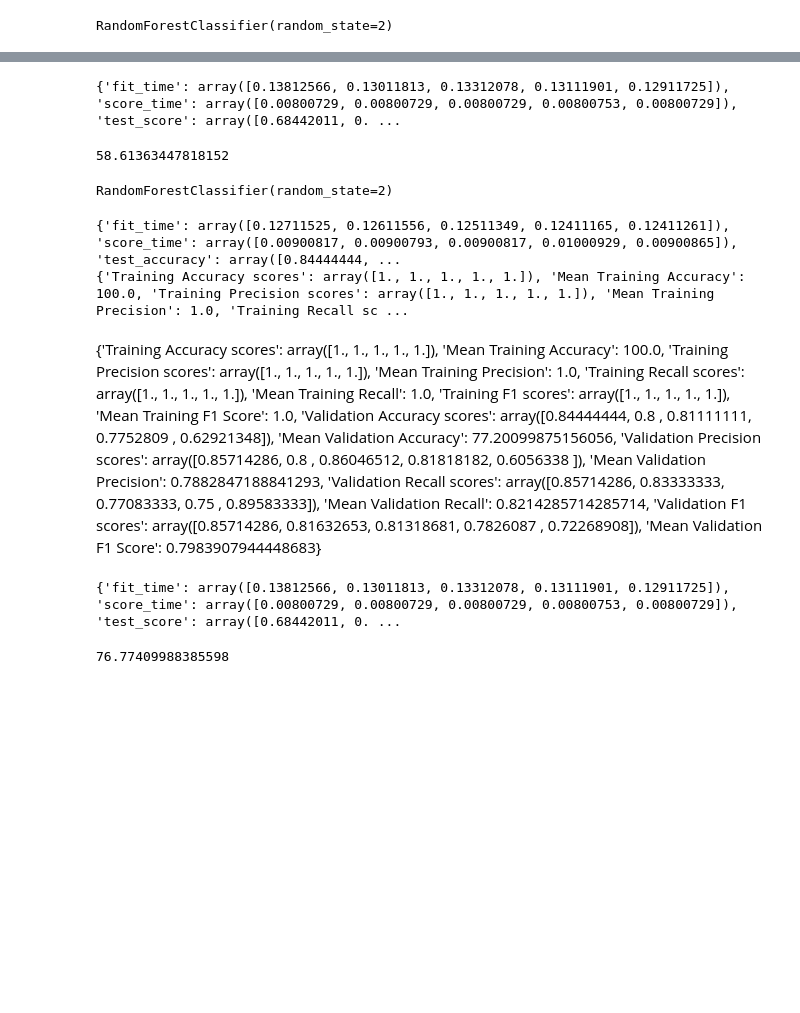
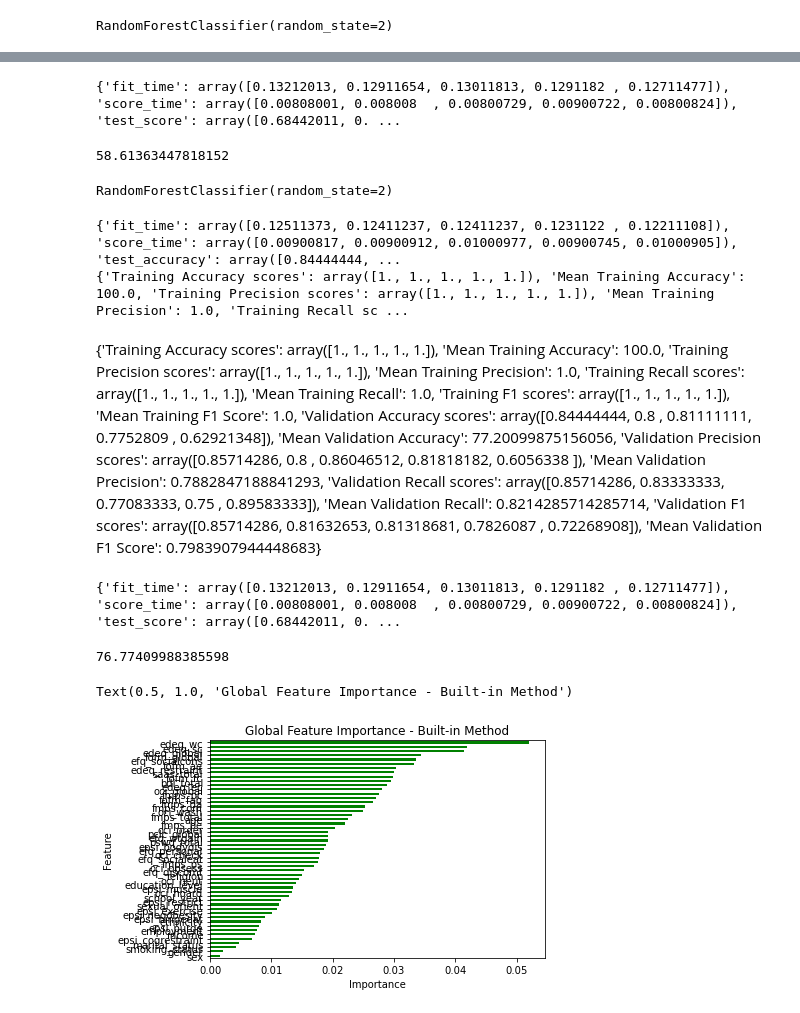
Before and after one commit to cecusack/anaan_ml, a Jupyter notebook: ML Python Code/anaan_machinelearning UPDATED.ipynb, the cells around one changed output, grey strips where cells are left out. Saved outputs shown, nothing was run; the diff lists cells and outputs as text; code cells hidden in the pictures; blank space fills up the shorter version.

```diff
--- a/ML Python Code/anaan_machinelearning UPDATED.ipynb
+++ b/ML Python Code/anaan_machinelearning UPDATED.ipynb
@@ -255,0 +258,2 @@ from sklearn.metrics import confusion_matrix
+# %%
+cleandat['pswq_total'] = scipy.stats.zscore(cleandat['pswq_total'], nan_policy = 'omit') #standardizing PSWQ scores
@@ -611,7 +597,7 @@ print(auc_nobmix_rf)
 
 auc_nobmix_rf['test_score'].mean()*100
 # %% [output]
-{'fit_time': array([0.13812566, 0.13011813, 0.13312078, 0.13111901, 0.12911725]), 'score_time': array([0.00800729, 0.00800729, 0.00800729, 0.00800753, 0.00800729]), 'test_score': array([0.68442011, 0. ...
+{'fit_time': array([0.13212013, 0.12911654, 0.13011813, 0.1291182 , 0.12711477]), 'score_time': array([0.00808001, 0.008008  , 0.00800729, 0.00900722, 0.00800824]), 'test_score': array([0.68442011, 0. ...
 58.61363447818152
 # %%
 RF2 = RandomForestClassifier(random_state = 2)
@@ -622,7 +608,7 @@ RandomForestClassifier(random_state=2)
 rf2cv_result = cross_validation(RF2, x, y, 5)
 print(rf2cv_result)
 # %% [output]
-{'fit_time': array([0.12711525, 0.12611556, 0.12511349, 0.12411165, 0.12411261]), 'score_time': array([0.00900817, 0.00900793, 0.00900817, 0.01000929, 0.00900865]), 'test_accuracy': array([0.84444444, ...
+{'fit_time': array([0.12511373, 0.12411237, 0.12411237, 0.1231122 , 0.12211108]), 'score_time': array([0.00900817, 0.00900912, 0.01000977, 0.00900745, 0.01000905]), 'test_accuracy': array([0.84444444, ...
 {'Training Accuracy scores': array([1., 1., 1., 1., 1.]), 'Mean Training Accuracy': 100.0, 'Training Precision scores': array([1., 1., 1., 1., 1.]), 'Mean Training Precision': 1.0, 'Training Recall sc ...
 # %% [markdown]
 {'Training Accuracy scores': array([1., 1., 1., 1., 1.]),
@@ -630,15 +616,11 @@ print(rf2cv_result)
 'Training Precision scores': array([1., 1., 1., 1., 1.]),
 'Mean Training Precision': 1.0,
 'Training Recall scores': array([1., 1., 1., 1., 1.]),
-'Mean Training Recall': 1.0,
-'Training F1 scores': array([1., 1., 1., 1., 1.]),
+'Mean Training Recall': 1.0, 'Training F1 scores': array([1., 1., 1., 1., 1.]),
 'Mean Training F1 Score': 1.0,
-'Validation Accuracy scores': array([0.84444444, 0.8       , 0.81111111, 0.7752809 , 0.62921348]),
-'Mean Validation Accuracy': 77.20099875156056,
-'Validation Precision scores': array([0.85714286, 0.8       , 0.86046512, 0.81818182, 0.6056338 ]),
-'Mean Validation Precision': 0.7882847188841293,
-'Validation Recall scores': array([0.85714286, 0.83333333, 0.77083333, 0.75      , 0.89583333]),
-'Mean Validation Recall': 0.8214285714285714,
+'Validation Accuracy scores': array([0.84444444, 0.8       , 0.81111111, 0.7752809 , 0.62921348]), 'Mean Validation Accuracy': 77.20099875156056,
+'Validation Precision scores': array([0.85714286, 0.8       , 0.86046512, 0.81818182, 0.6056338 ]), 'Mean Validation Precision': 0.7882847188841293,
+'Validation Recall scores': array([0.85714286, 0.83333333, 0.77083333, 0.75      , 0.89583333]), 'Mean Validation Recall': 0.8214285714285714,
 'Validation F1 scores': array([0.85714286, 0.81632653, 0.81318681, 0.7826087 , 0.72268908]),
 'Mean Validation F1 Score': 0.7983907944448683}
 # %%
@@ -647,5 +629,15 @@ print(auc_nobmix_rf)
 
 auc_x_rf['test_score'].mean()*100
 # %% [output]
-{'fit_time': array([0.13812566, 0.13011813, 0.13312078, 0.13111901, 0.12911725]), 'score_time': array([0.00800729, 0.00800729, 0.00800729, 0.00800753, 0.00800729]), 'test_score': array([0.68442011, 0. ...
+{'fit_time': array([0.13212013, 0.12911654, 0.13011813, 0.1291182 , 0.12711477]), 'score_time': array([0.00808001, 0.008008  , 0.00800729, 0.00900722, 0.00800824]), 'test_score': array([0.68442011, 0. ...
 76.77409988385598
+# %%
+global_importances = pd.Series(RF.feature_importances_, index=X_train.columns)
+global_importances.sort_values(ascending=True, inplace=True)
+global_importances.plot.barh(color='green')
+plt.xlabel("Importance")
+plt.ylabel("Feature")
+plt.title("Global Feature Importance - Built-in Method")
+# %% [output]
+Text(0.5, 1.0, 'Global Feature Importance - Built-in Method')
+[figure, added]
```
Also changed, not shown: parts of 19 cells of this notebook, 1 other file.
